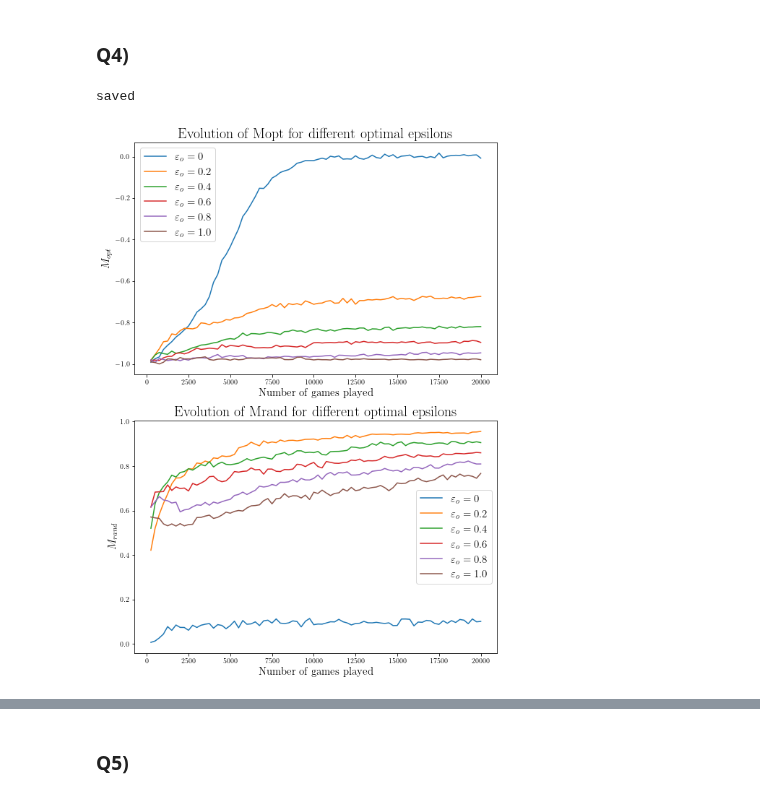
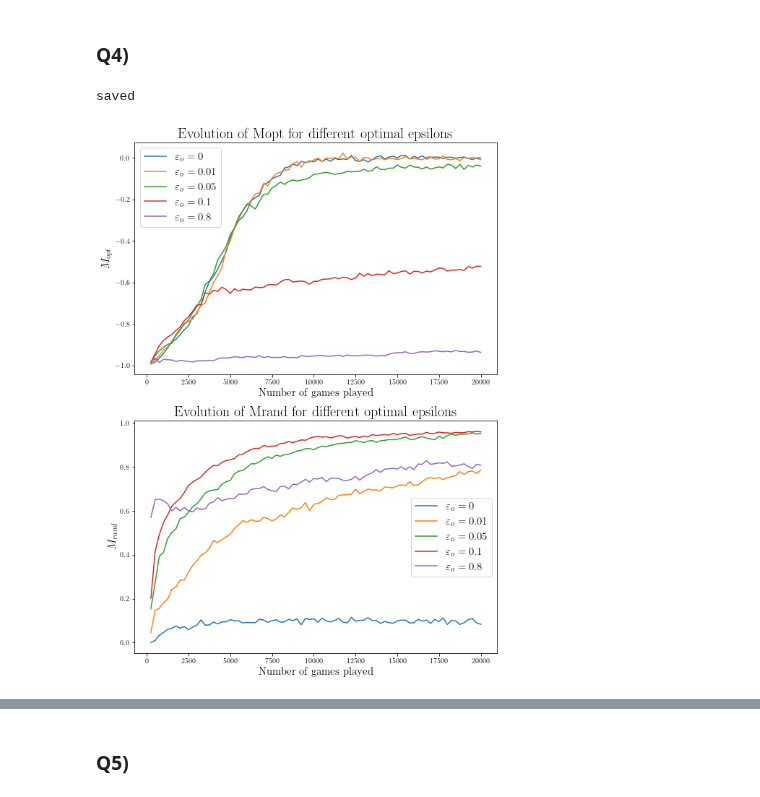
Before and after one commit to louisPoulain/ANN_NIM, a Jupyter notebook: main.ipynb, the cells around one changed output, grey strips where cells are left out. Drawn from its saved outputs; the diff is of its cells as text; code cells hidden in the pictures.

```diff
--- a/main.ipynb
+++ b/main.ipynb
@@ -1,11 +1,6 @@
 # %%
-import numpy as np
-import matplotlib.pyplot as plt
-import matplotlib as mpl
 import helpers as h
-from nim_env import NimEnv, OptimalPlayer, QL_Player
 import pickle
 %matplotlib inline
-plt.rc('text', usetex = True)
 # %% [markdown]
 # Q-Learning agent
@@ -86,18 +85,9 @@ saved
 # %% [markdown]
 ### Q4)
 # %%
-Eps_opt = [0, 0.2, 0.4, 0.6, 0.8, 1.]
+Eps_opt = [0, 0.01, 0.05, 0.1, 0.8]
 n_star = 20000     # to be modified according to what has been found in Q2 and Q3
-
-saving_dict = load_dict('saving_dict')
 Q4_final_Mopt_5_samples, Q4_final_Mrand_5_samples, Q4_times_opt_5_samples, Q4_times_rand_5_samples = h.Q4(Eps_opt = Eps_opt, n_star = n_star, save = True)
-saving_dict['Q4']['samples_5'] = {}
-saving_dict['Q4']['samples_5']['mopt_final'] = Q4_final_Mopt_5_samples
-saving_dict['Q4']['samples_5']['mrand_final'] = Q4_final_Mrand_5_samples
-saving_dict['Q4']['samples_5']['Training_Opt'] = Q4_times_opt_5_samples
-saving_dict['Q4']['samples_5']['Training_Rand'] = Q4_times_rand_5_samples
-save_dict(saving_dict)
-print('saved')
 # %% [output]
 saved
-[figure, old version]
+[figure, new version]
```
Also changed, not shown: parts of 19 cells of this notebook, 6 other files.
